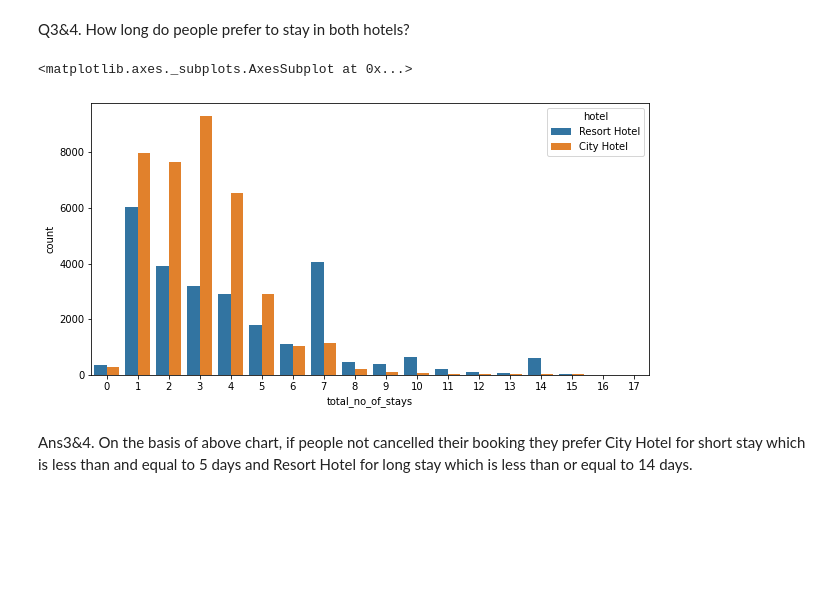
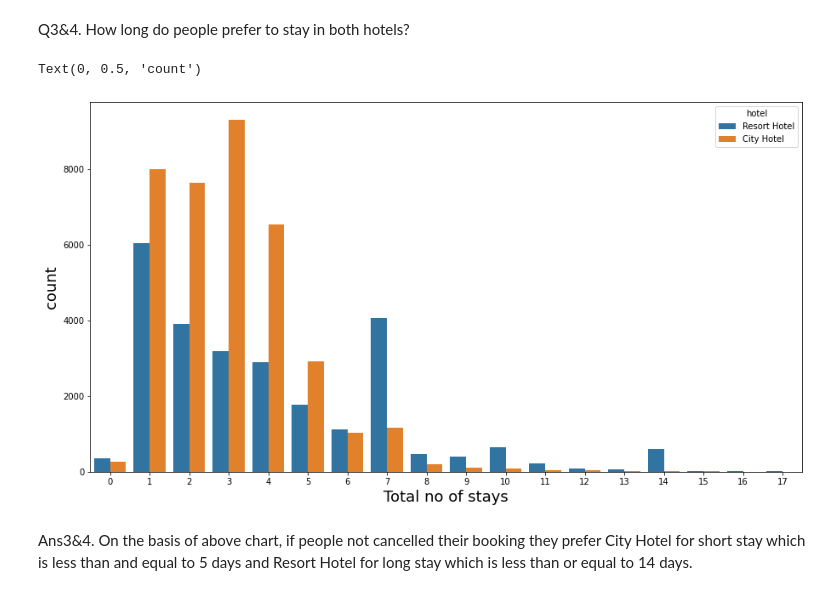
Before and after one commit to niteshavagabond/Hotel-Booking-analysis, a Jupyter notebook: Hotel_Booking_Analysis_Capstone_Project.ipynb, the cells around one changed output. Cells and saved outputs as stored; diff of their text form; code cells hidden in the pictures; blank space fills up the shorter version.

```diff
--- a/Hotel_Booking_Analysis_Capstone_Project.ipynb
+++ b/Hotel_Booking_Analysis_Capstone_Project.ipynb
@@ -467,0 +249,2 @@ hdf['reservation_status_date']=hdf['reservation_status_date'].apply(lambda x : d
+# %%
+hdf.drop(hdf.index[hdf['adr']<0],inplace=True)
@@ -468,3 +257,5 @@ hdf['reservation_status_date']=hdf['reservation_status_date'].apply(lambda x : d
+# %%
+hdf.drop(hdf.index[hdf['adr']>5000],inplace=True)
 # %% [markdown]
 #5. merge columns (e.g. [booking_day, booking_month, booking_year], [no_of_adults, no_of_children, no_of_babies] and [stays_in_weekend_nights,  stays_in_week_nights])
 # %%
@@ -515,7 +306,7 @@ sns.heatmap(hdf1,annot = True,fmt='.2f', annot_kws={'size': 10},  vmax=.8, squar
 df=hdf[['hotel','booking_cancel_status','lead_time','no_of_days_in_waiting_list','reserved_room_type','assigned_room_type',
         'meal_type','arrival_date_year','arrival_date_month','arrival_month_year','country','distribution_channel',
         'required_no_of_car_parking_space','no_of_adults','no_of_children','repeated_guest_status','no_of_babies',
-        'total_no_in_group','total_no_of_stays','total_no_of_special_requests','customer_type']]
+        'total_no_in_group','total_no_of_stays','total_no_of_special_requests','customer_type','adr']]
 # %%
 df.head()
 # %% [output]
@@ -582,12 +363,14 @@ Ans1. Around 60% people booked City Hotel and 40% people booked Resort Hotel. on
 Q3&4. How long do people prefer to stay in both hotels?
 # %%
 not_cancel=df[df['booking_cancel_status']==0]
-stay_not_cancel=not_cancel[not_cancel['total_no_of_stays'] < 18]
-plt.figure(figsize = (10,5))
-sns.countplot(x=stay_not_cancel['total_no_of_stays'],hue=stay_not_cancel['hotel'])
+not_cancel=not_cancel[not_cancel['total_no_of_stays'] < 18]
+plt.figure(figsize = (15,8))
+sns.countplot(x=not_cancel['total_no_of_stays'],hue=not_cancel['hotel'])
+plt.xlabel('Total no of stays',fontsize=18)
+plt.ylabel('count',fontsize=18)
 # %% [output]
-<matplotlib.axes._subplots.AxesSubplot at 0x...>
+Text(0, 0.5, 'count')
-[figure, old version]
+[figure, new version]
 # %% [markdown]
 Ans3&4. On the basis of above chart, if people not cancelled their booking they prefer City Hotel for short stay which is less than and equal to 5 days and Resort Hotel for long stay which is less than or equal to 14 days.
 # %% [markdown]
```
Also changed, not shown: parts of 58 cells of this notebook.
